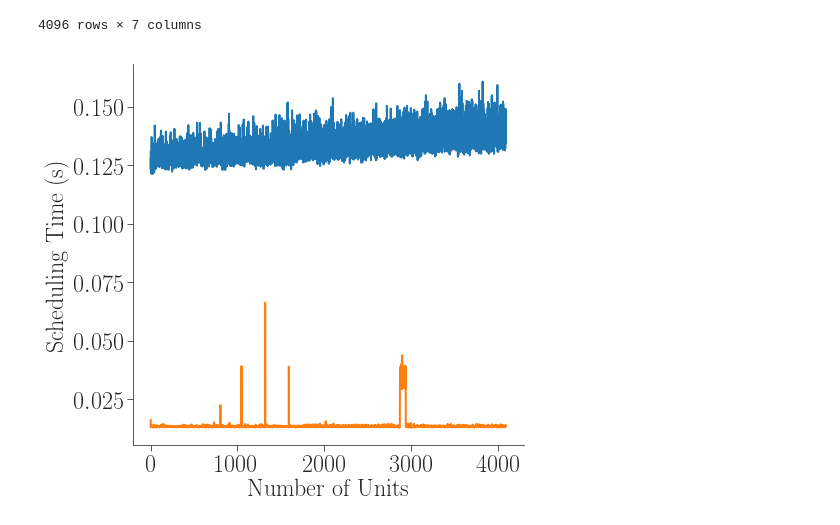
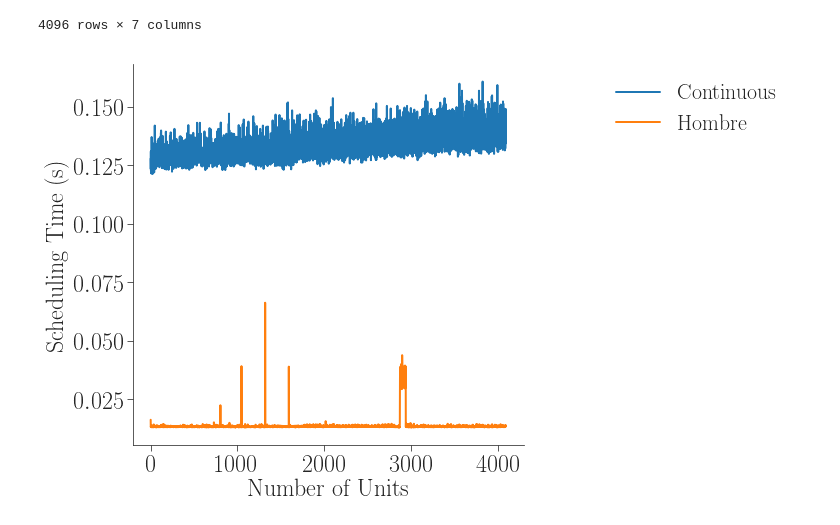
Before and after one commit to radical-experiments/rp.paper, a Jupyter notebook: analysis/rp_paper_plots.ipynb, the cells around one changed output. Saved outputs shown, nothing was run; the diff lists cells and outputs as text; code cells hidden in the pictures.

Commit message:
add scheduler plot (pdf)

```diff
--- a/analysis/rp_paper_plots.ipynb
+++ b/analysis/rp_paper_plots.ipynb
@@ -1263,25 +1263,25 @@ homb_try_df
 # %%
 fig, ax  = fig_setup(figsize=(7,7))
 ssize    = 4096
 
 homb_data = list()
 cont_data = list()
 idx       = list()
 i         = 0
 for cont_try, cont_ok, homb_try, homb_ok in zip(cont_try_df.iterrows(), cont_ok_df.iterrows(), \
                                                 homb_try_df.iterrows(), homb_ok_df.iterrows()):
     cont_data.append(cont_ok[1]['#time'] - cont_try[1]['#time'])
     homb_data.append(homb_ok[1]['#time'] - homb_try[1]['#time'])
     idx.append(i)
     i += 1
 
 plt.plot(idx, cont_data)
 plt.plot(idx, homb_data)
 
-# plt.legend(loc='upper right', bbox_to_anchor=(1.7,1))
+plt.legend(loc='upper right', bbox_to_anchor=(1.7,1), labels=['Continuous', 'Hombre'])
 plt.xlabel('Number of Units')
 plt.ylabel('Scheduling Time (s)')
 
 plt.savefig('figures/paper_titan_rp_synapse_weak_scaling_events_timeline_%s.pdf' % ssize, dpi=300, bbox_inches='tight')
 # %% [output]
-[figure, old version]
+[figure, new version]
```
Also changed, not shown: 1 other file.
